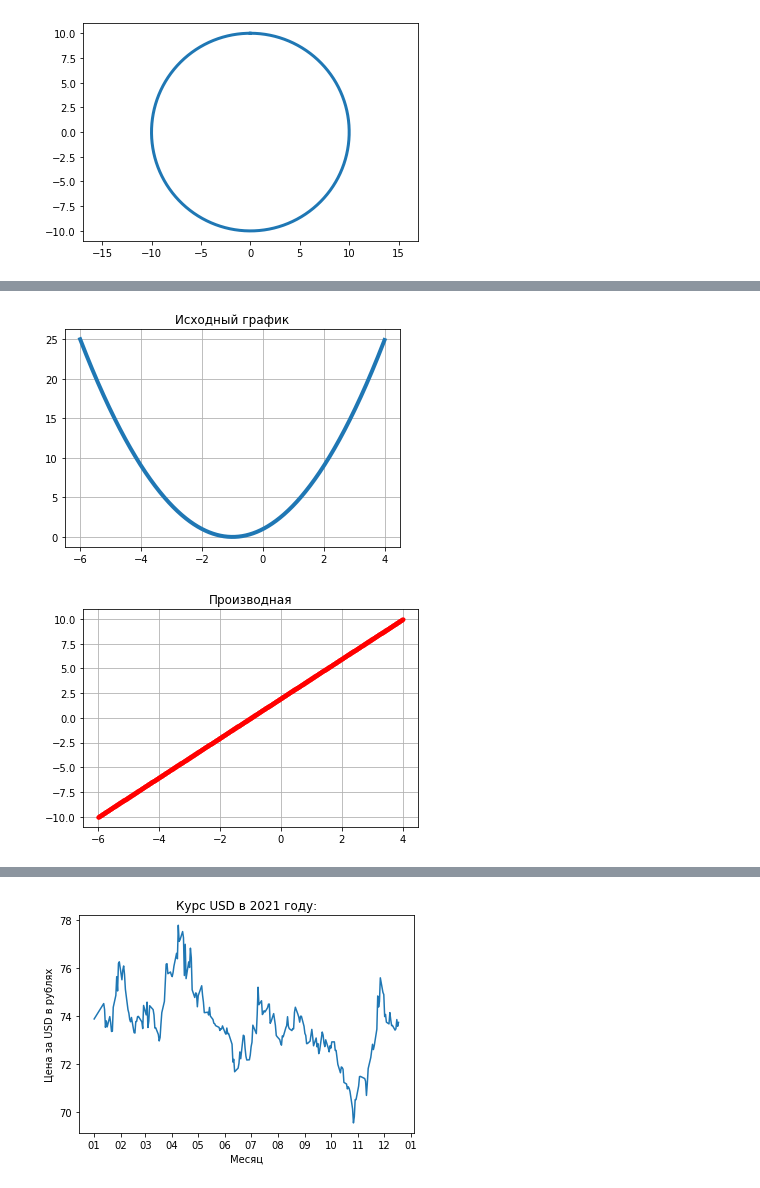
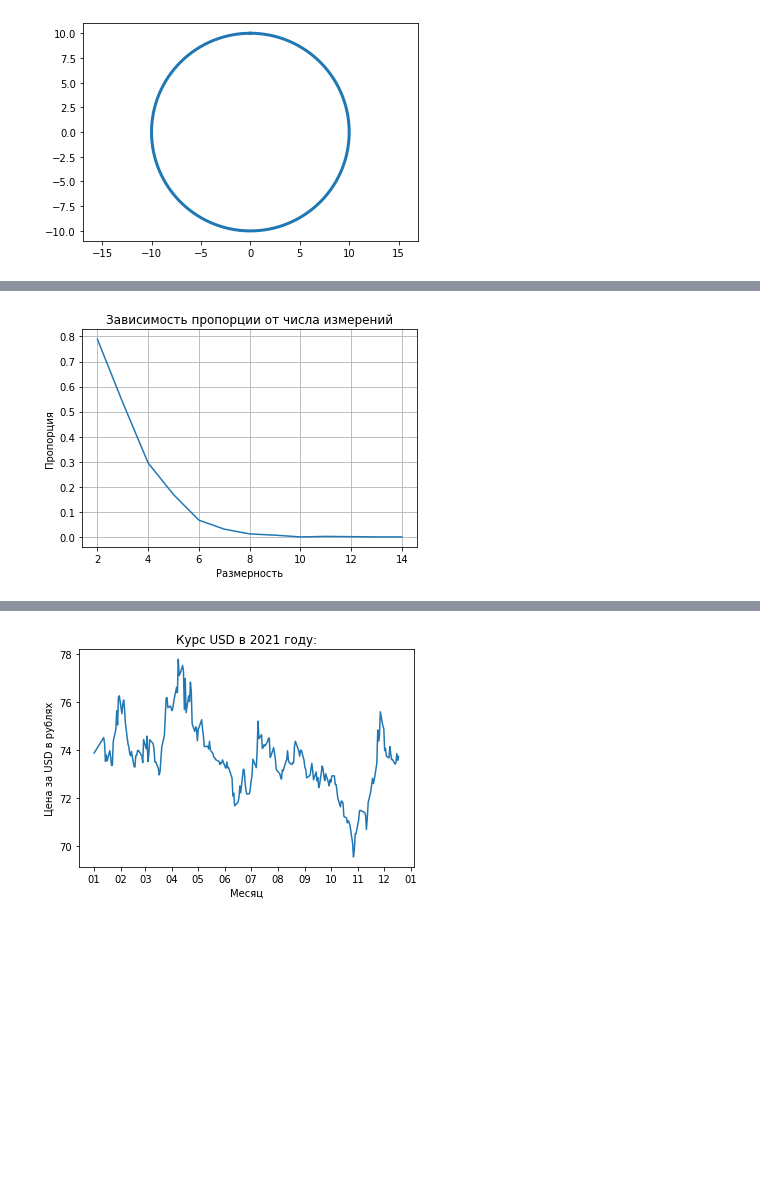
Before and after one commit to novikovMLtest/Lab1ML, a Jupyter notebook: Lab1.ipynb, the cells around one changed output, grey strips where cells are left out. Saved outputs shown, nothing was run; the diff lists cells and outputs as text; code cells hidden in the pictures; blank space fills up the shorter version.

```diff
--- a/Lab1.ipynb
+++ b/Lab1.ipynb
@@ -161,31 +120,30 @@ if __name__ == '__main__':
-# %%
-#задание 5
-
-a=-6
-b=4
-
-x = np.arange(a, b, 0.01)
-
-def func_x(x):
-    return x**2+2*x+1
-diff_plots=[]
-
-for xi in x:
-    temp = np.array([xi, (func_x(xi)-func_x(xi-0.01))/0.01])
-    diff_plots.append(temp)
-
-plt.plot(x, func_x(x), linewidth=4, label='Исходный график')
-
-plt.title("Исходный график")
-plt.grid(True)
-plt.show()
-
-for pt in diff_plots:
-        plt.plot(pt[0], pt[1], 'r.')
-
-plt.title("Производная")
-plt.grid(True)
-plt.show()
-# %% [output]
-[figure, removed]
-[figure, removed]
+# %%
+#задание 2.7
+import random
+def volume_comparison(point_num, r, dmax):#центр окружности в нуле
+    compD=[]
+    compVal=[]
+    for d in range(2,dmax):
+        points = np.random.random(size=(1000, d))*r
+        square_vol = len(points)
+        sphere_vol = 0
+        for pt in points:
+            if r**2 > sum(x**2 for x in pt):
+                sphere_vol +=1
+
+        compD.append(d)
+        compVal.append(sphere_vol/square_vol)
+
+    return compD,compVal
+
+
+x, y = volume_comparison(1000, 1, 15)
+
+plt.ylabel('Пропорция')
+plt.xlabel('Размерность')
+plt.title("Зависимость пропорции от числа измерений")
+plt.grid(True)
+plt.plot(x, y)
+plt.show()
+# %% [output]
+[figure, added]
```
Also changed, not shown: parts of 13 cells of this notebook.
